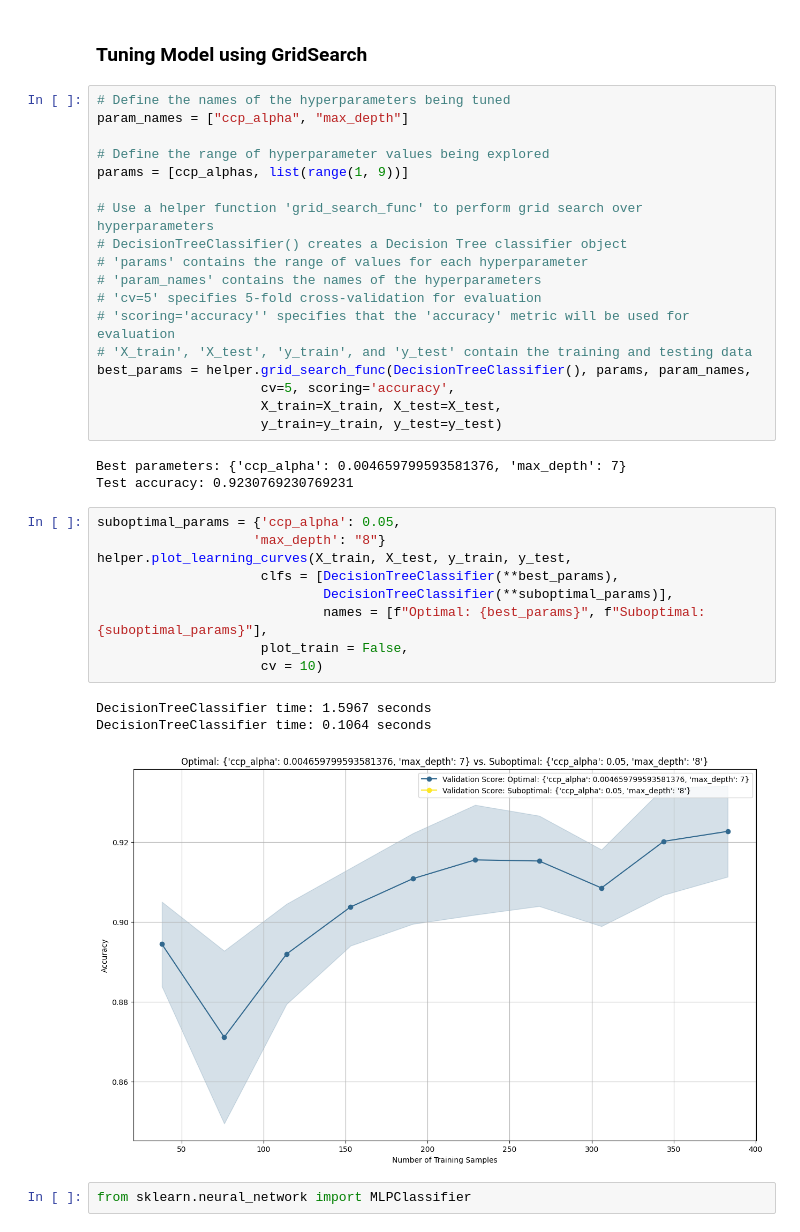
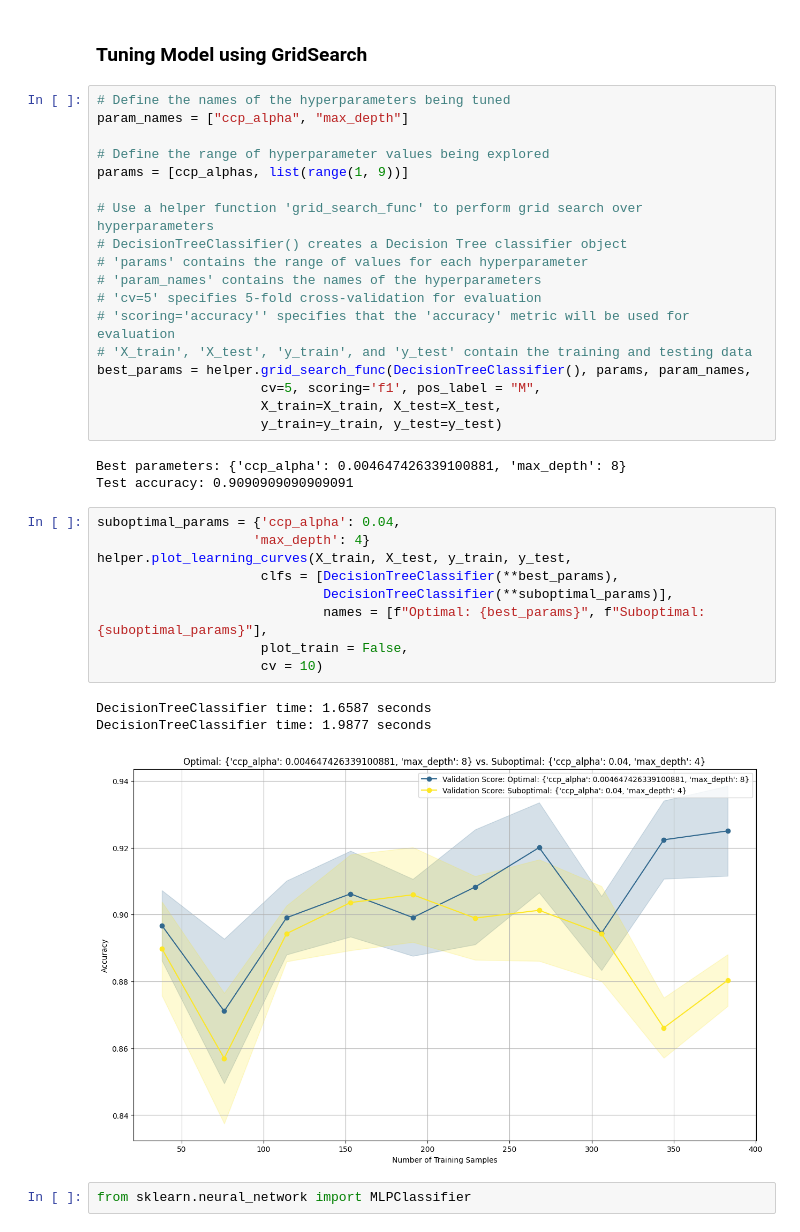
Before and after one commit to Ape12b/OMSCS_7641_Assignment1, a Jupyter notebook: Assignment1.ipynb, the cells around one changed output. Drawn from its saved outputs; the diff is of its cells as text.

```diff
--- a/Assignment1.ipynb
+++ b/Assignment1.ipynb
@@ -170,25 +211,25 @@ params = [ccp_alphas, list(range(1, 9))]
 # 'scoring='accuracy'' specifies that the 'accuracy' metric will be used for evaluation
 # 'X_train', 'X_test', 'y_train', and 'y_test' contain the training and testing data
 best_params = helper.grid_search_func(DecisionTreeClassifier(), params, param_names,
-                     cv=5, scoring='accuracy',
+                     cv=5, scoring='f1', pos_label = "M",
                      X_train=X_train, X_test=X_test,
                      y_train=y_train, y_test=y_test)
 # %% [output]
-Best parameters: {'ccp_alpha': 0.004659799593581376, 'max_depth': 7}
-Test accuracy: 0.9230769230769231
+Best parameters: {'ccp_alpha': 0.004647426339100881, 'max_depth': 8}
+Test accuracy: 0.9090909090909091
 # %%
-suboptimal_params = {'ccp_alpha': 0.05,
-                    'max_depth': "8"}
+suboptimal_params = {'ccp_alpha': 0.04,
+                    'max_depth': 4}
 helper.plot_learning_curves(X_train, X_test, y_train, y_test,
                      clfs = [DecisionTreeClassifier(**best_params),
                              DecisionTreeClassifier(**suboptimal_params)],
                              names = [f"Optimal: {best_params}", f"Suboptimal: {suboptimal_params}"],
                      plot_train = False,
                      cv = 10)
 # %% [output]
-DecisionTreeClassifier time: 1.5967 seconds
-DecisionTreeClassifier time: 0.1064 seconds
+DecisionTreeClassifier time: 1.6587 seconds
+DecisionTreeClassifier time: 1.9877 seconds
-[figure, old version]
+[figure, new version]
 # %%
 from sklearn.neural_network import MLPClassifier
 # %%
```
Also changed, not shown: parts of 9 cells of this notebook, 1 other file.
